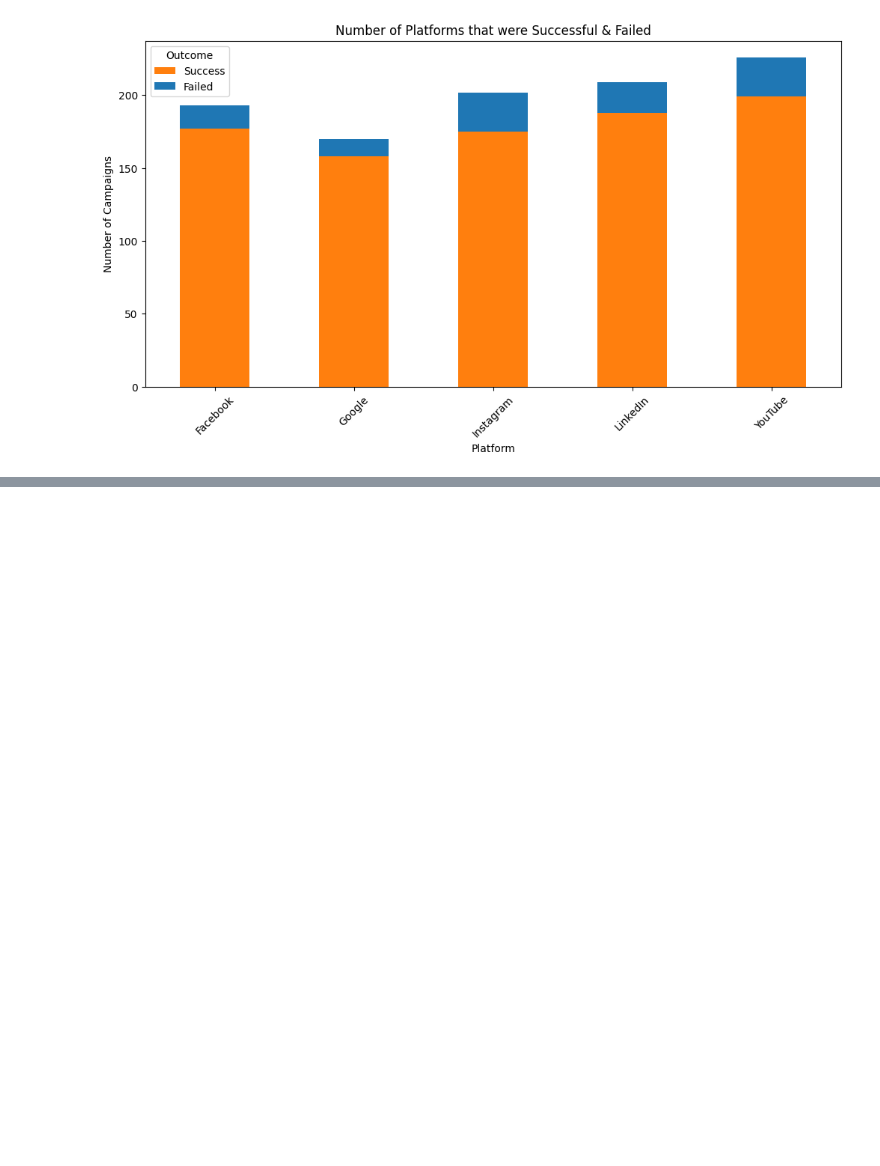
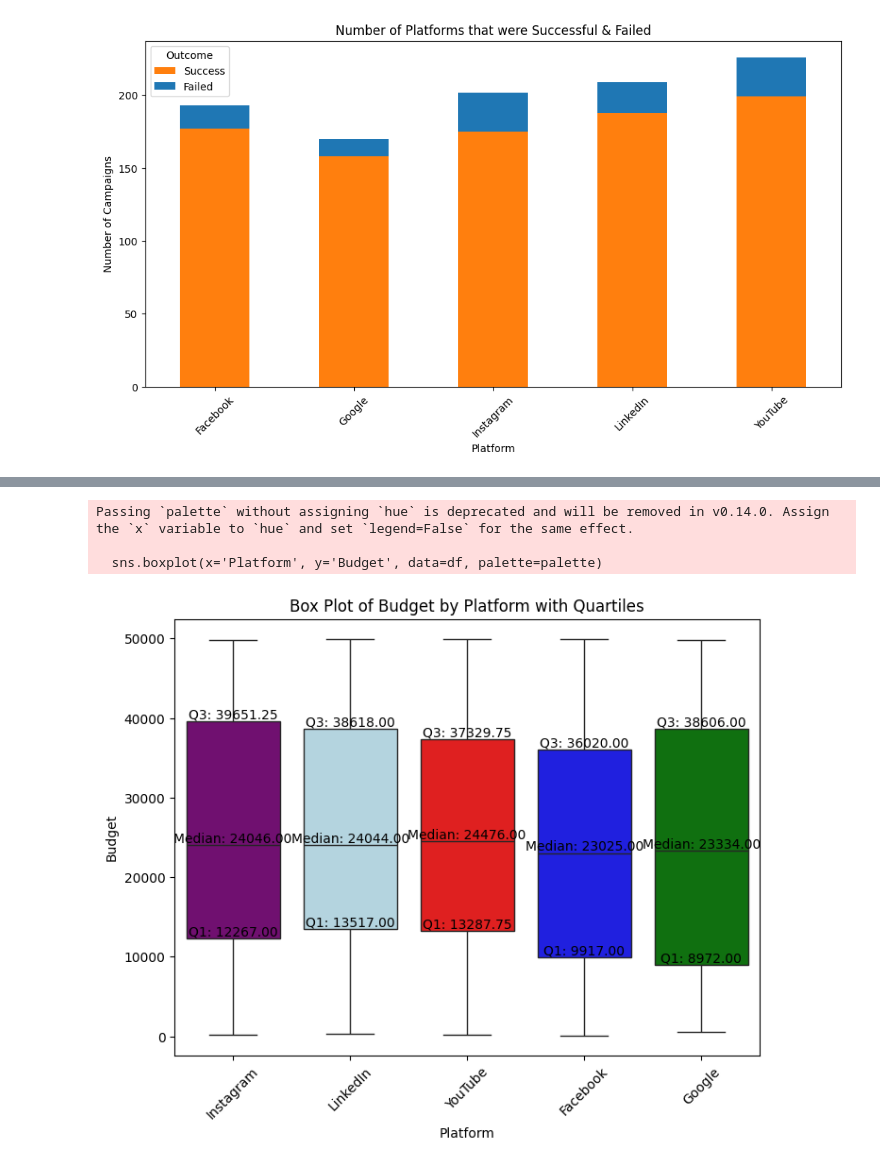
Before and after one commit to AnrieS/marketing_campaign_analysis, a Jupyter notebook: marketing_campaign_analysis.ipynb, the cells around one changed output, grey strips where cells are left out. Saved outputs shown, nothing was run; the diff lists cells and outputs as text; code cells hidden in the pictures; blank space fills up the shorter version.

```diff
--- a/marketing_campaign_analysis.ipynb
+++ b/marketing_campaign_analysis.ipynb
@@ -228,0 +259,28 @@ df_copy
+# %%
+plt.figure(figsize=(8, 6))
+palette = {'YouTube': 'red', 'Facebook': 'blue', 'Google': 'Green', 'LinkedIn': 'LightBlue', 'Instagram': 'Purple'}
+
+sns.boxplot(x='Platform', y='Budget', data=df, palette=palette)
+
+# Calculate quartiles for each platform and annotate
+for platform in df['Platform'].unique():
+    platform_data = df[df['Platform'] == platform]['Budget']
+    q1 = np.percentile(platform_data, 25)
+    median = np.percentile(platform_data, 50)
+    q3 = np.percentile(platform_data, 75)
+
+    # Add annotations
+    plt.text(platform, q1, f'Q1: {q1:.2f}', horizontalalignment='center', verticalalignment='bottom', fontsize=10)
+    plt.text(platform, median, f'Median: {median:.2f}', horizontalalignment='center', verticalalignment='bottom', fontsize=10)
+    plt.text(platform, q3, f'Q3: {q3:.2f}', horizontalalignment='center', verticalalignment='bottom', fontsize=10)
+
+plt.title('Box Plot of Budget by Platform with Quartiles')
+plt.xlabel('Platform')
+plt.ylabel('Budget')
+plt.xticks(rotation=45)
+plt.show()
+# %% [output]
+Passing `palette` without assigning `hue` is deprecated and will be removed in v0.14.0. Assign the `x` variable to `hue` and set `legend=False` for the same effect.
+
+  sns.boxplot(x='Platform', y='Budget', data=df, palette=palette)
+[figure, added]
```
Also changed, not shown: parts of 16 cells of this notebook.
